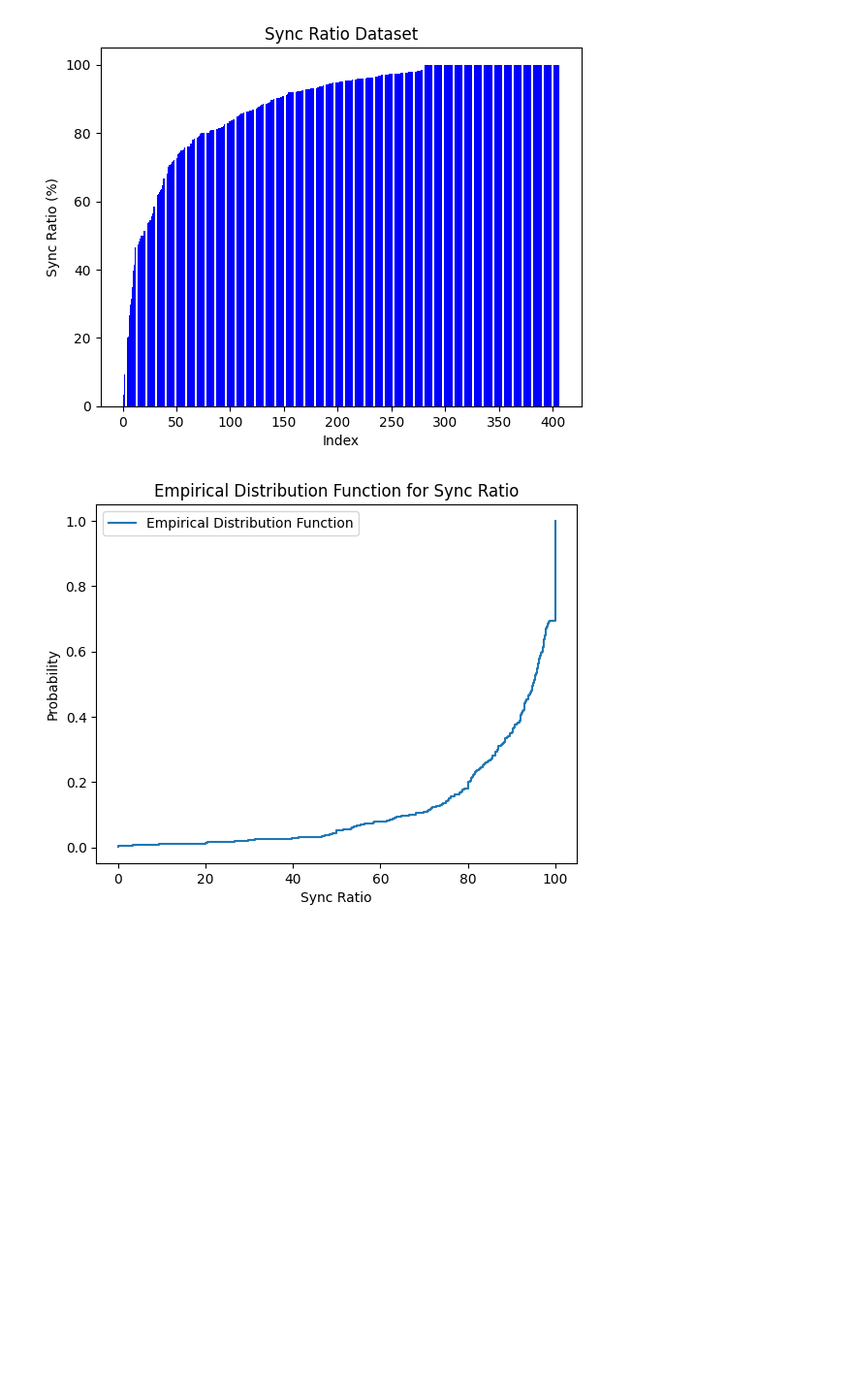
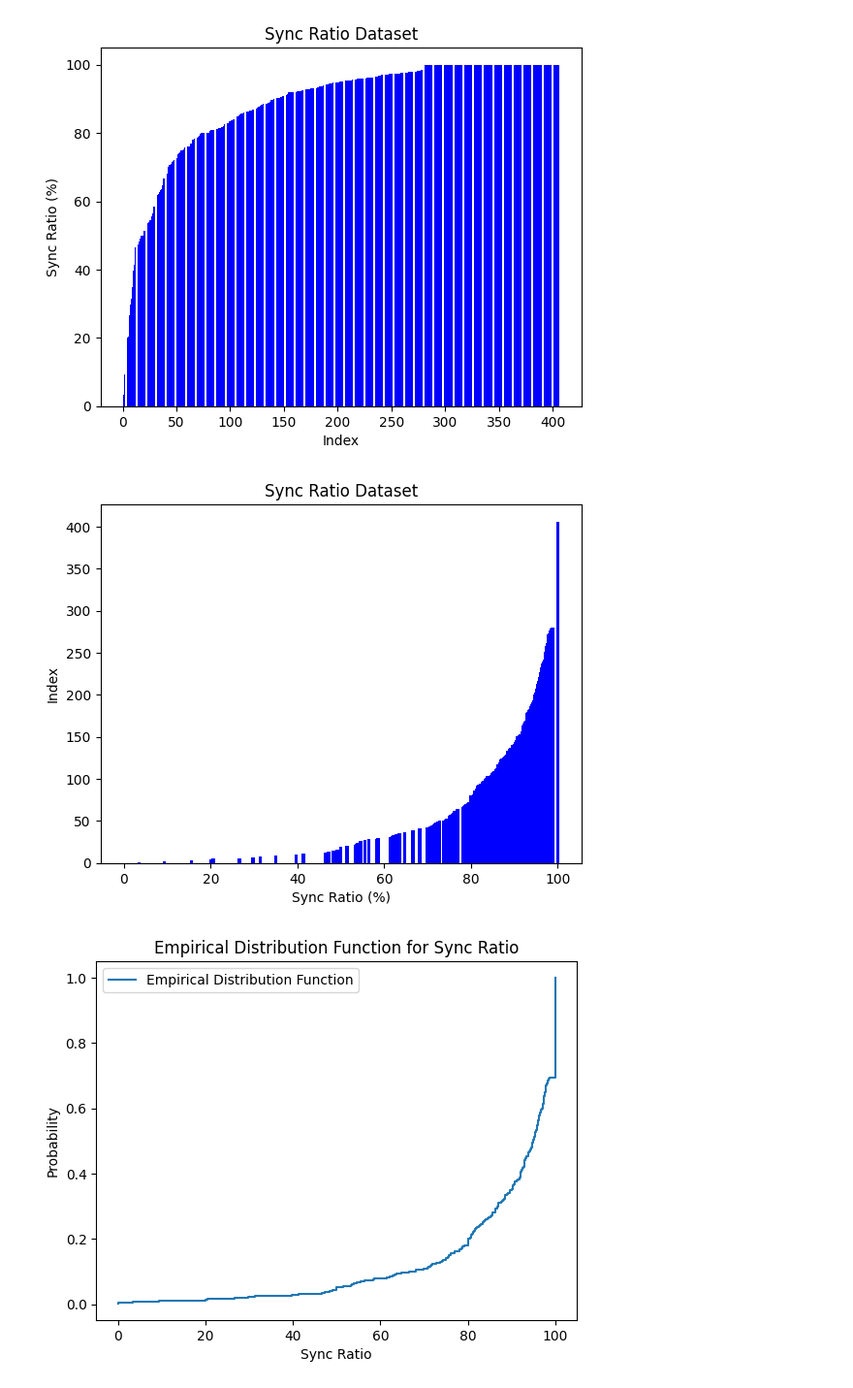
Before and after one commit to simonroedig/ChordSync_Study, a Jupyter notebook: algorithm_analysis.ipynb, the cells around one changed output. Shown at 97% size. Saved outputs shown, nothing was run; the diff lists cells and outputs as text; code cells hidden in the pictures; blank space fills up the shorter version.

```diff
--- a/algorithm_analysis.ipynb
+++ b/algorithm_analysis.ipynb
@@ -69,6 +70,15 @@ plt.title('Sync Ratio Dataset')
 plt.show()
 # %% [output]
 [figure]
+# %%
+plt.bar(sorted(sync_ratio_dataset), range(len(sorted(sync_ratio_dataset))), color='blue')
+
+plt.xlabel('Sync Ratio (%)')
+plt.ylabel('Index')
+plt.title('Sync Ratio Dataset')
+plt.show()
+# %% [output]
+[figure, added]
 # %%
 # Sort the dataset
 sorted_data = np.sort(sync_ratio_dataset)
```
Also changed, not shown: parts of 1 cell of this notebook.
